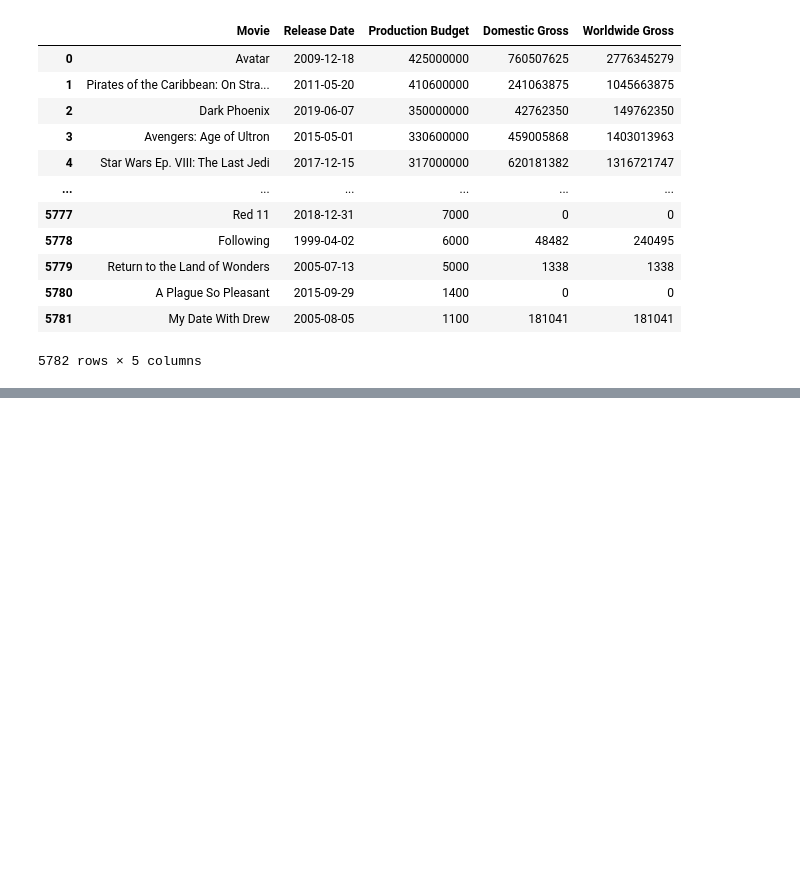
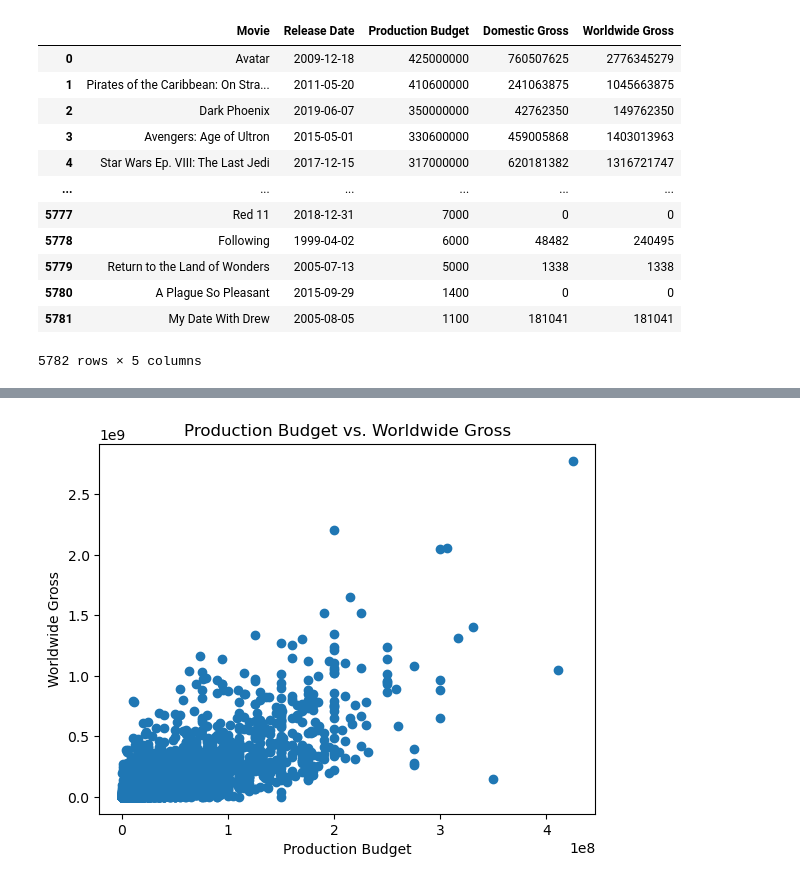
Before and after one commit to Ivan3864/Microsoft-Movie-Studio-Analysis, a Jupyter notebook: insight.ipynb, the cells around one changed output, grey strips where cells are left out. Saved outputs shown, nothing was run; the diff lists cells and outputs as text; code cells hidden in the pictures; blank space fills up the shorter version.

```diff
--- a/insight.ipynb
+++ b/insight.ipynb
@@ -581,0 +596,9 @@ dataset3
+# %%
+#Analyzing the relationship between variables:
+plt.scatter(dataset3['Production Budget'], dataset3['Worldwide Gross'])
+plt.xlabel('Production Budget')
+plt.ylabel('Worldwide Gross')
+plt.title('Production Budget vs. Worldwide Gross')
+plt.show()
+# %% [output]
+[figure, added]
```
Also changed, not shown: parts of 6 cells of this notebook.
